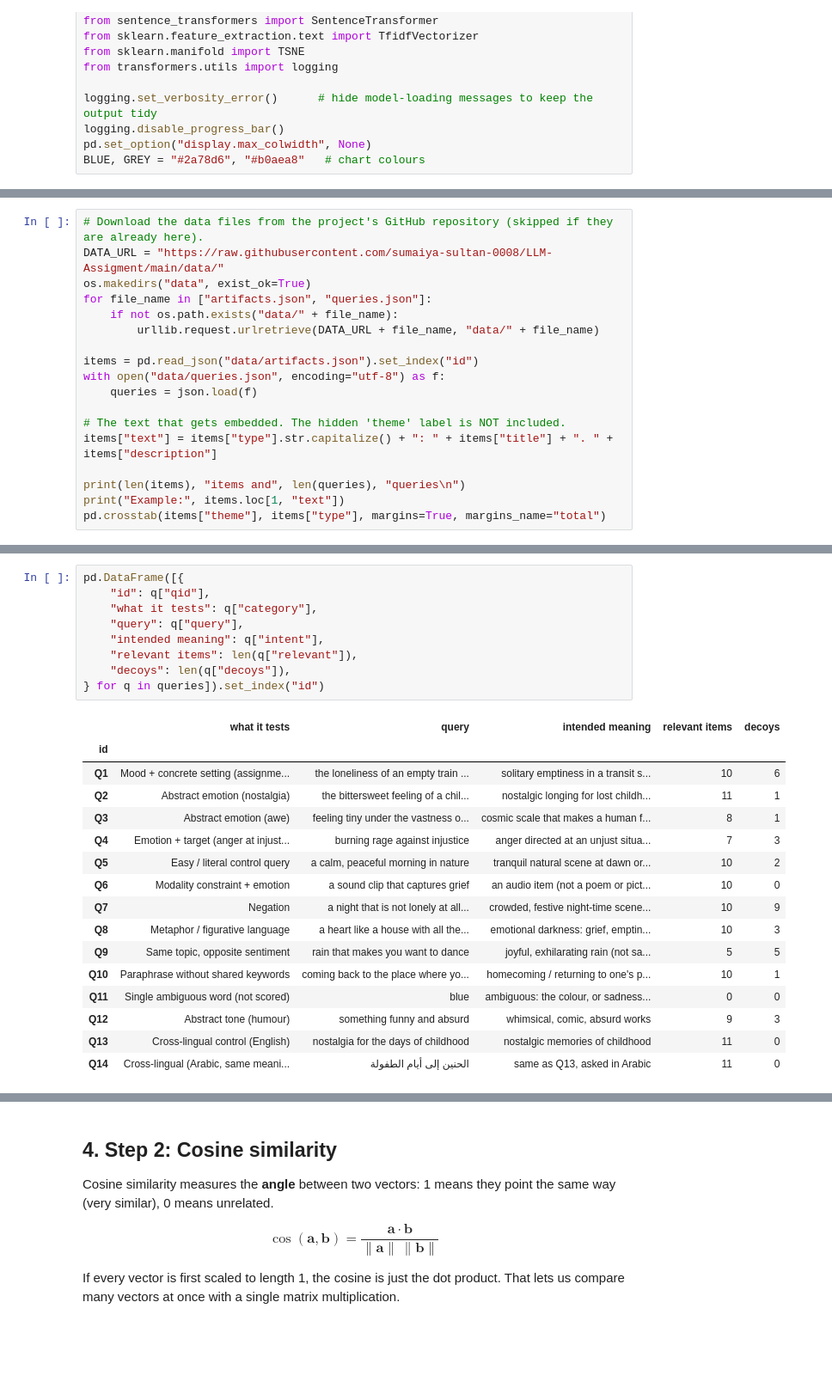
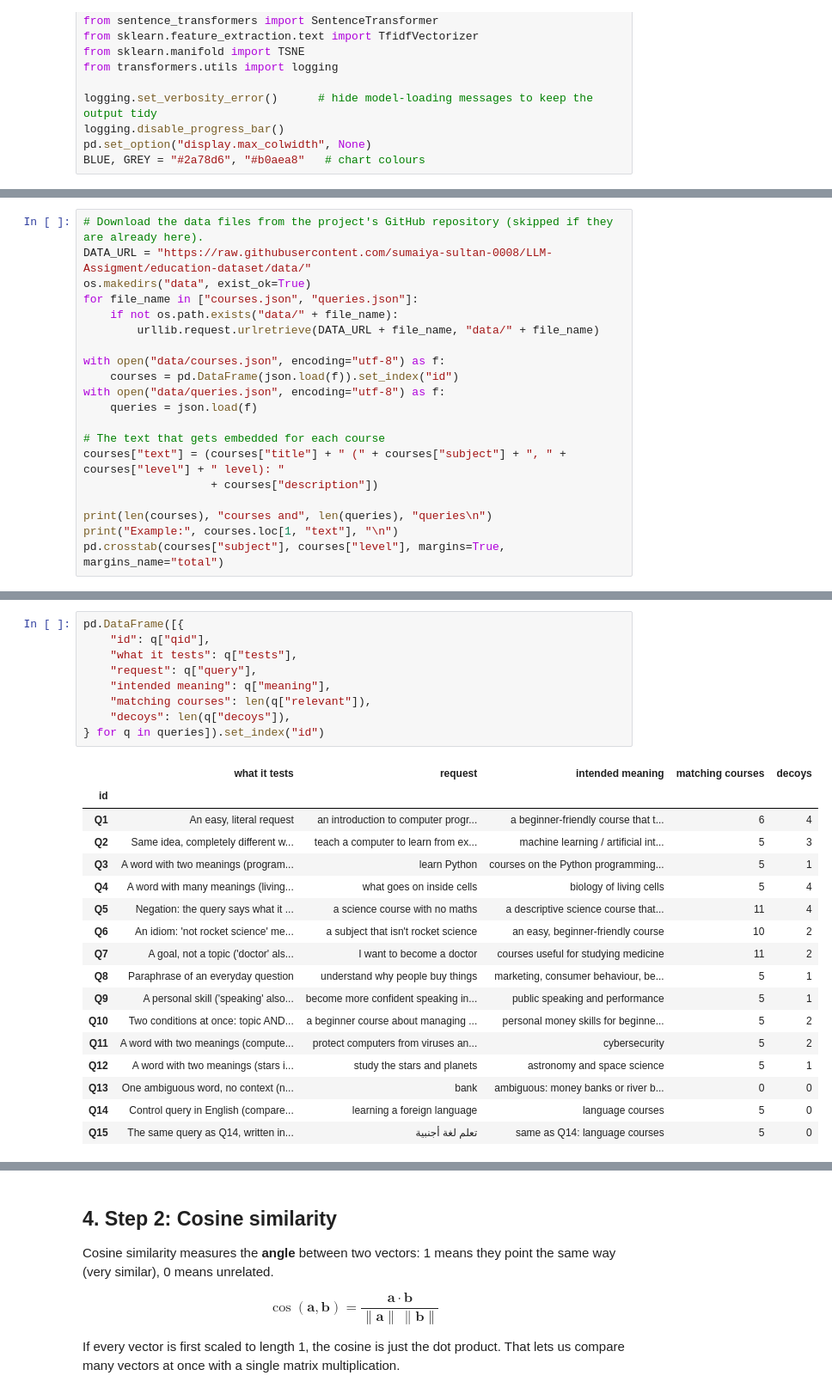
Before and after one commit to sumaiya-sultan-0008/LLM-Assigment, a Jupyter notebook: semantic_retrieval.ipynb, the cells around one changed output, grey strips where cells are left out. Shown at 86% size. Drawn from its saved outputs; the diff is of its cells as text; blank space fills up the shorter version.

```diff
--- a/semantic_retrieval.ipynb
+++ b/semantic_retrieval.ipynb
@@ -76,19 +75,21 @@ The text we embed for each item is `"<Type>: <Title>. <Description>"`.
 # %%
 # Download the data files from the project's GitHub repository (skipped if they are already here).
-DATA_URL = "https://raw.githubusercontent.com/sumaiya-sultan-0008/LLM-Assigment/main/data/"
+DATA_URL = "https://raw.githubusercontent.com/sumaiya-sultan-0008/LLM-Assigment/education-dataset/data/"
 os.makedirs("data", exist_ok=True)
-for file_name in ["artifacts.json", "queries.json"]:
+for file_name in ["courses.json", "queries.json"]:
     if not os.path.exists("data/" + file_name):
         urllib.request.urlretrieve(DATA_URL + file_name, "data/" + file_name)
 
-items = pd.read_json("data/artifacts.json").set_index("id")
+with open("data/courses.json", encoding="utf-8") as f:
+    courses = pd.DataFrame(json.load(f)).set_index("id")
 with open("data/queries.json", encoding="utf-8") as f:
     queries = json.load(f)
 
-# The text that gets embedded. The hidden 'theme' label is NOT included.
-items["text"] = items["type"].str.capitalize() + ": " + items["title"] + ". " + items["description"]
+# The text that gets embedded for each course
+courses["text"] = (courses["title"] + " (" + courses["subject"] + ", " + courses["level"] + " level): "
+                   + courses["description"])
 
-print(len(items), "items and", len(queries), "queries\n")
-print("Example:", items.loc[1, "text"])
-pd.crosstab(items["theme"], items["type"], margins=True, margins_name="total")
+print(len(courses), "courses and", len(queries), "queries\n")
+print("Example:", courses.loc[1, "text"], "\n")
+pd.crosstab(courses["subject"], courses["level"], margins=True, margins_name="total")
 # %% [output]
@@ -120,29 +120,30 @@ For each query, `queries.json` lists which items match the **intended meaning**
 # %%
 pd.DataFrame([{
     "id": q["qid"],
-    "what it tests": q["category"],
-    "query": q["query"],
-    "intended meaning": q["intent"],
-    "relevant items": len(q["relevant"]),
+    "what it tests": q["tests"],
+    "request": q["query"],
+    "intended meaning": q["meaning"],
+    "matching courses": len(q["relevant"]),
     "decoys": len(q["decoys"]),
 } for q in queries]).set_index("id")
 # %% [output]
-|  | what it tests | query | intended meaning | relevant items | decoys |
+|  | what it tests | request | intended meaning | matching courses | decoys |
 | id |  |  |  |  |  |
-| Q1 | Mood + concrete setting (assignme... | the loneliness of an empty train ... | solitary emptiness in a transit s... | 10 | 6 |
-| Q2 | Abstract emotion (nostalgia) | the bittersweet feeling of a chil... | nostalgic longing for lost childh... | 11 | 1 |
-| Q3 | Abstract emotion (awe) | feeling tiny under the vastness o... | cosmic scale that makes a human f... | 8 | 1 |
-| Q4 | Emotion + target (anger at injust... | burning rage against injustice | anger directed at an unjust situa... | 7 | 3 |
-| Q5 | Easy / literal control query | a calm, peaceful morning in nature | tranquil natural scene at dawn or... | 10 | 2 |
-| Q6 | Modality constraint + emotion | a sound clip that captures grief | an audio item (not a poem or pict... | 10 | 0 |
-| Q7 | Negation | a night that is not lonely at all... | crowded, festive night-time scene... | 10 | 9 |
-| Q8 | Metaphor / figurative language | a heart like a house with all the... | emotional darkness: grief, emptin... | 10 | 3 |
-| Q9 | Same topic, opposite sentiment | rain that makes you want to dance | joyful, exhilarating rain (not sa... | 5 | 5 |
-| Q10 | Paraphrase without shared keywords | coming back to the place where yo... | homecoming / returning to one's p... | 10 | 1 |
-| Q11 | Single ambiguous word (not scored) | blue | ambiguous: the colour, or sadness... | 0 | 0 |
-| Q12 | Abstract tone (humour) | something funny and absurd | whimsical, comic, absurd works | 9 | 3 |
-| Q13 | Cross-lingual control (English) | nostalgia for the days of childhood | nostalgic memories of childhood | 11 | 0 |
-| Q14 | Cross-lingual (Arabic, same meani... | الحنين إلى أيام الطفولة | same as Q13, asked in Arabic | 11 | 0 |
+| Q1 | An easy, literal request | an introduction to computer progr... | a beginner-friendly course that t... | 6 | 4 |
+| Q2 | Same idea, completely different w... | teach a computer to learn from ex... | machine learning / artificial int... | 5 | 3 |
+| Q3 | A word with two meanings (program... | learn Python | courses on the Python programming... | 5 | 1 |
+| Q4 | A word with many meanings (living... | what goes on inside cells | biology of living cells | 5 | 4 |
+| Q5 | Negation: the query says what it ... | a science course with no maths | a descriptive science course that... | 11 | 4 |
+| Q6 | An idiom: 'not rocket science' me... | a subject that isn't rocket science | an easy, beginner-friendly course | 10 | 2 |
+| Q7 | A goal, not a topic ('doctor' als... | I want to become a doctor | courses useful for studying medicine | 11 | 2 |
+| Q8 | Paraphrase of an everyday question | understand why people buy things | marketing, consumer behaviour, be... | 5 | 1 |
+| Q9 | A personal skill ('speaking' also... | become more confident speaking in... | public speaking and performance | 5 | 1 |
+| Q10 | Two conditions at once: topic AND... | a beginner course about managing ... | personal money skills for beginne... | 5 | 2 |
+| Q11 | A word with two meanings (compute... | protect computers from viruses an... | cybersecurity | 5 | 2 |
+| Q12 | A word with two meanings (stars i... | study the stars and planets | astronomy and space science | 5 | 1 |
+| Q13 | One ambiguous word, no context (n... | bank | ambiguous: money banks or river b... | 0 | 0 |
+| Q14 | Control query in English (compare... | learning a foreign language | language courses | 5 | 0 |
+| Q15 | The same query as Q14, written in... | تعلم لغة أجنبية | same as Q14: language courses | 5 | 0 |
 # %% [markdown]
 ## 3. Step 1: Turn text into vectors (embeddings)
 
```
Also changed, not shown: parts of 63 cells of this notebook, 5 other files.
